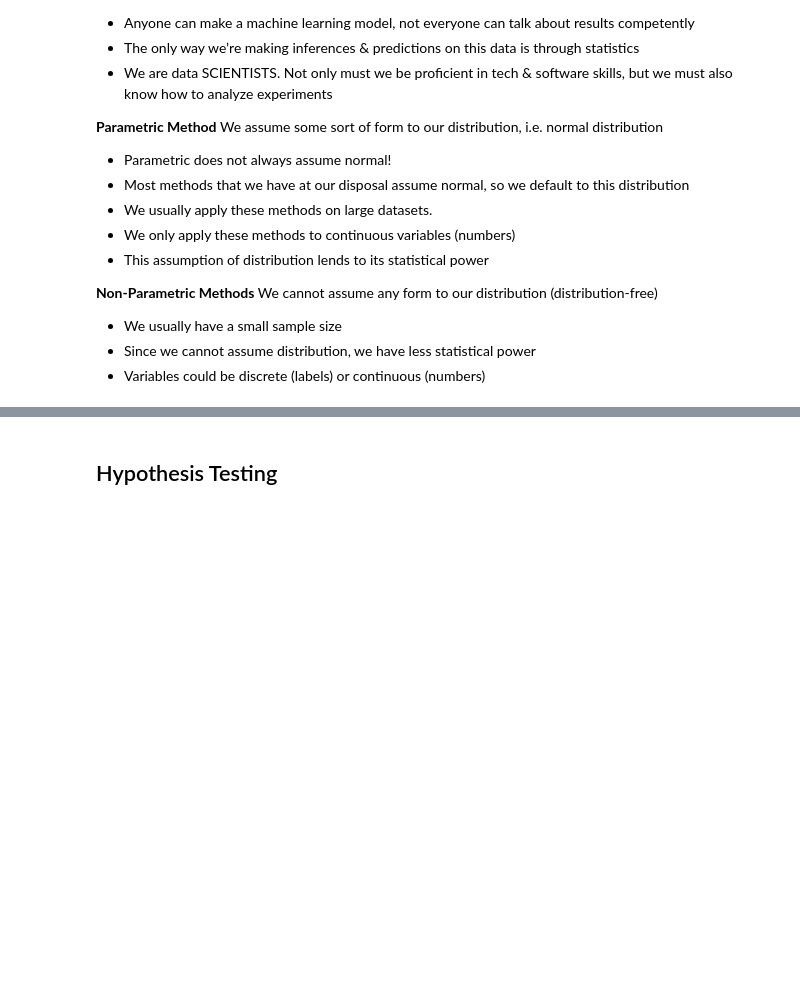
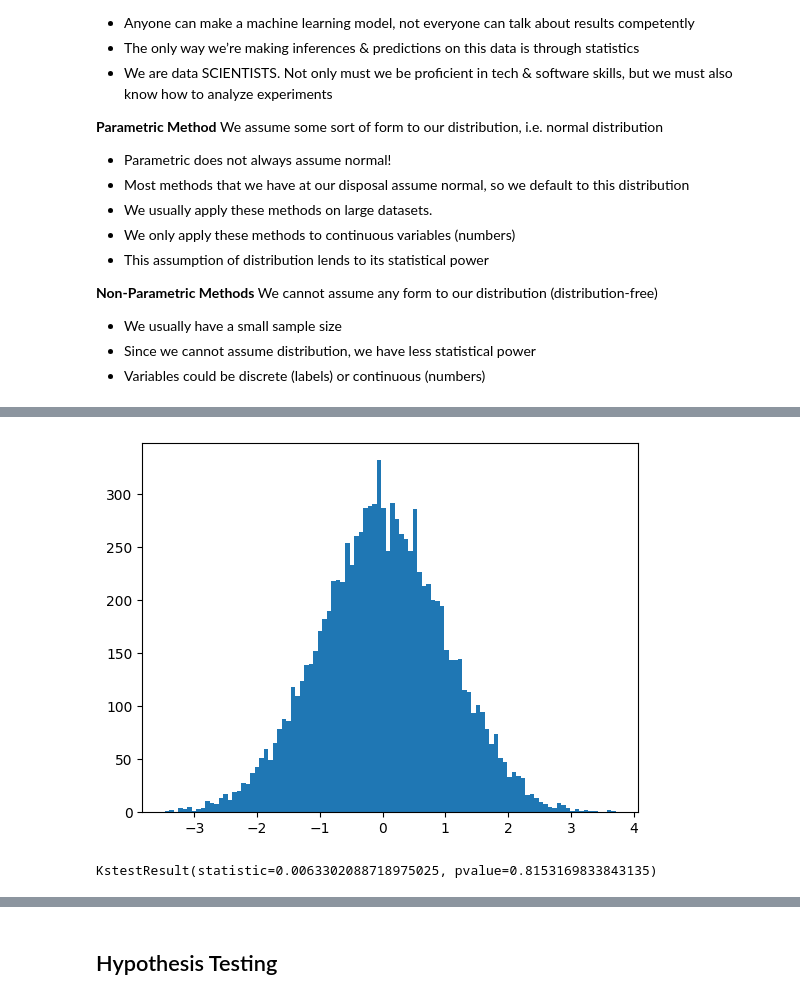
Before and after one commit to The-Knowledge-House/DS_22, a Jupyter notebook: phase_3/week_1/3_21/basic_stats_review_notes.ipynb, the cells around one changed output, grey strips where cells are left out. Cells and saved outputs as stored; diff of their text form; code cells hidden in the pictures; blank space fills up the shorter version.

```diff
--- a/phase_3/week_1/3_21/basic_stats_review_notes.ipynb
+++ b/phase_3/week_1/3_21/basic_stats_review_notes.ipynb
@@ -114,0 +214,19 @@ plt.savefig("LAWLARGE_dice.jpg")
+# %%
+import scipy.stats
+import matplotlib.pyplot as plt
+
+
+num_samples = 10000
+
+plt.rcdefaults()
+sample = scipy.stats.norm.rvs(size=num_samples)
+plt.hist(sample, bins=100)
+plt.show()
+# %% [output]
+[figure, added]
+# %%
+scipy.stats.kstest(sample, scipy.stats.norm.cdf, args=(sample.mean(), sample.std()))
+
+# notice the p-value of this ks-test for normality!
+# %% [output]
+KstestResult(statistic=0.0063302088718975025, pvalue=0.8153169833843135)
```
Also changed, not shown: parts of 36 cells of this notebook, 4 other files.
